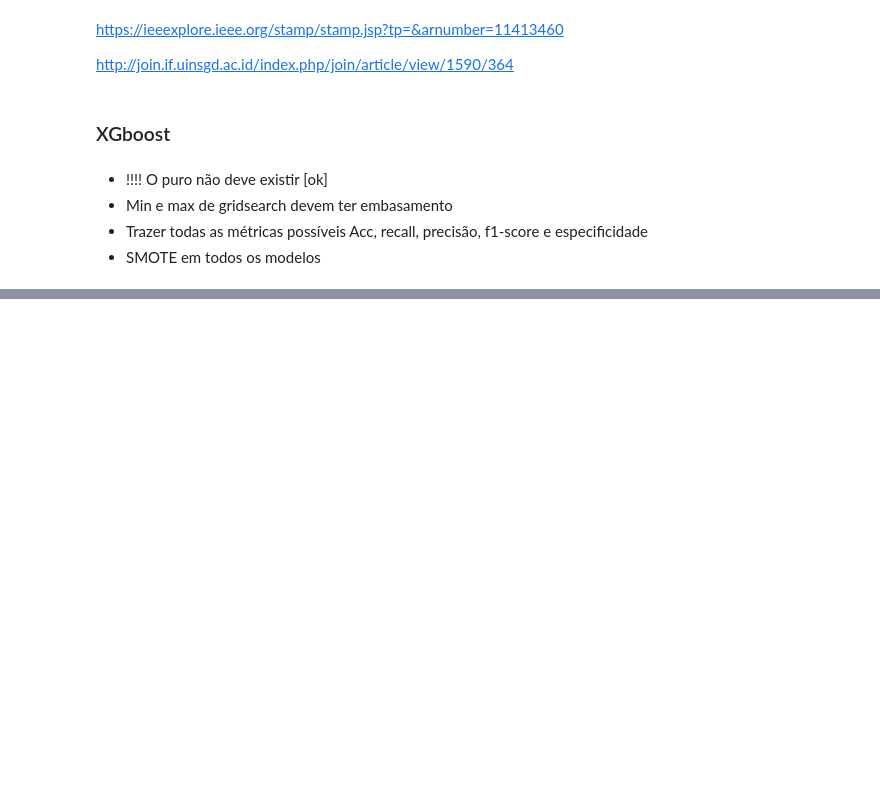
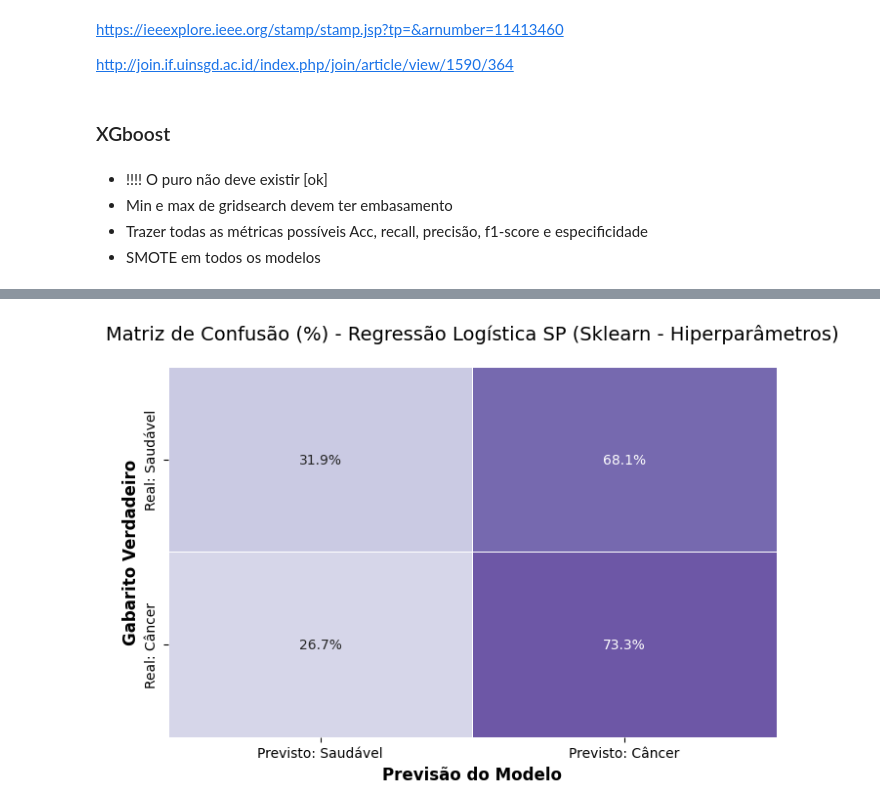
Before and after one commit to Carlos3du/canine-mammary-tumors, a Jupyter notebook: notebooks/model.ipynb, the cells around one changed output, grey strips where cells are left out. Drawn from its saved outputs; the diff is of its cells as text; code cells hidden in the pictures; blank space fills up the shorter version.

```diff
--- a/notebooks/model.ipynb
+++ b/notebooks/model.ipynb
@@ -759,0 +908,3 @@ matriz_confusao_LR(y_test, (probs_teste_ml >= 0.5).astype(int), modelo="Random F
+# %%
+probs_teste_ml = melhor_modelo.predict_proba(X_test)[:, 1]
+get_metricas(y_test, probs_teste_ml)
@@ -759,0 +919,4 @@ matriz_confusao_LR(y_test, (probs_teste_ml >= 0.5).astype(int), modelo="Random F
+# %%
+matriz_confusao_LR(y_test, (probs_teste_ml >= 0.5).astype(int), modelo="Regressão Logística SP (Sklearn - Hiperparâmetros)")
+# %% [output]
+[figure, added]
```
Also changed, not shown: parts of 14 cells of this notebook, 3 other files.
